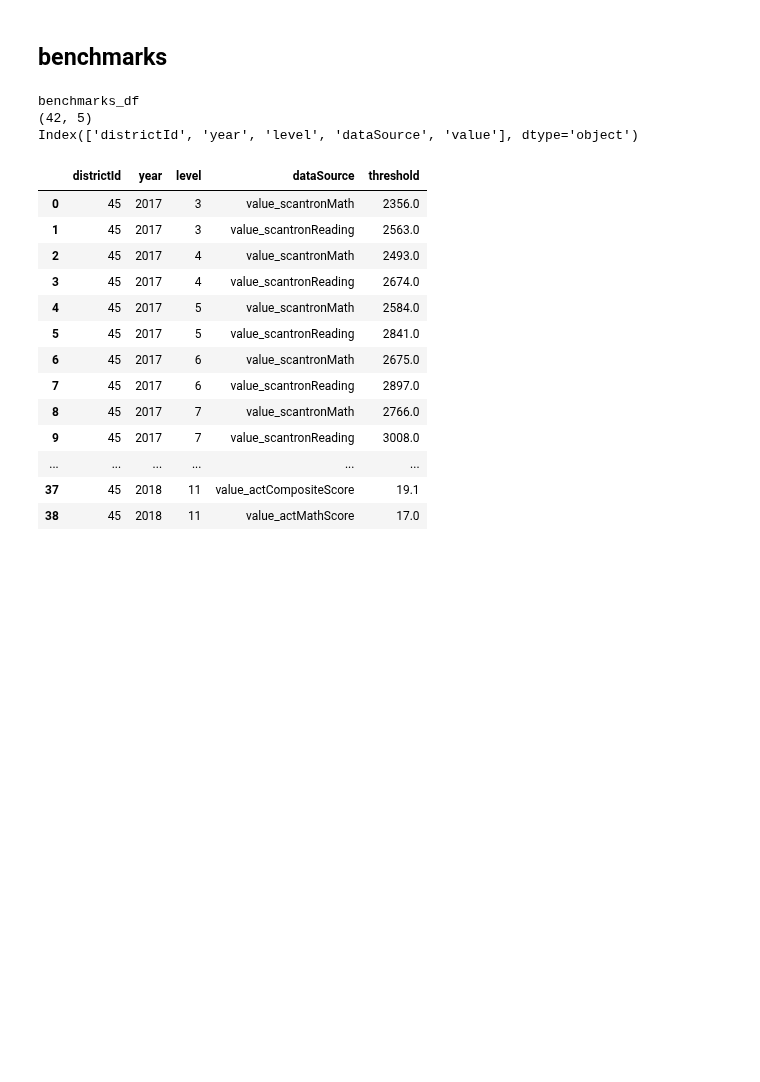
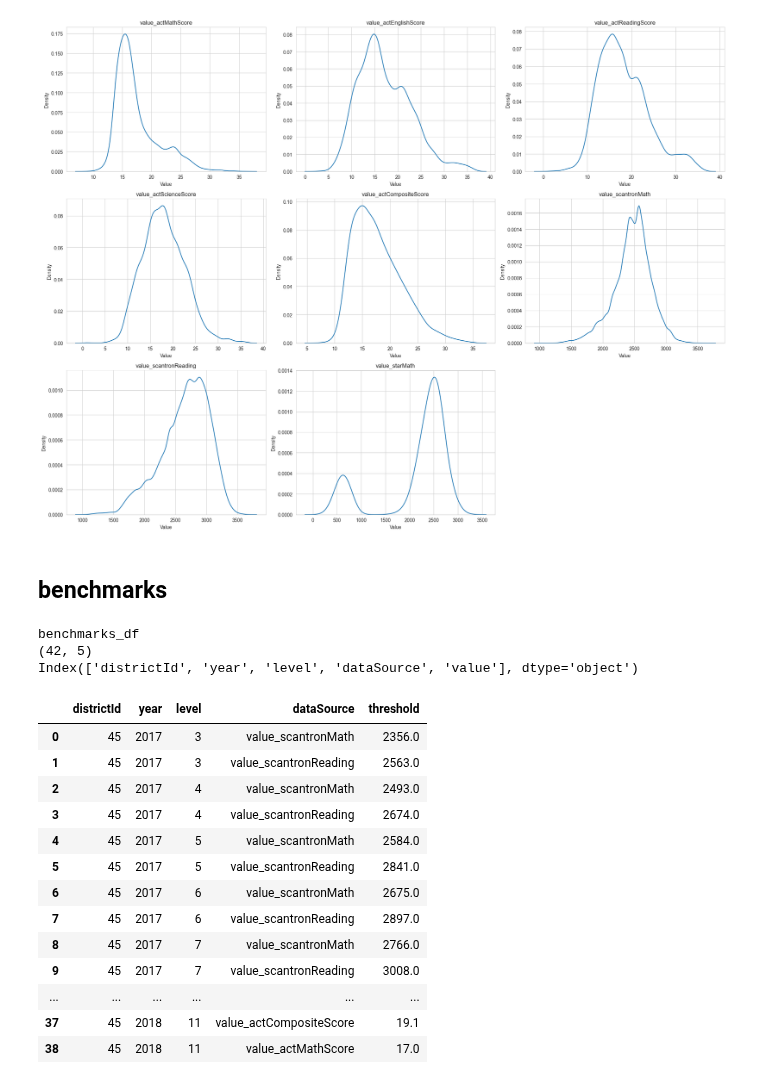
Before and after one commit to level-data-1a/predicting-proficiency, a Jupyter notebook: allison-explore.ipynb, the cells around one changed output. Saved outputs shown, nothing was run; the diff lists cells and outputs as text; code cells hidden in the pictures; blank space fills up the shorter version.

```diff
--- a/allison-explore.ipynb
+++ b/allison-explore.ipynb
@@ -18,0 +21,7 @@ vendorUsage_df = pd.read_csv(os.path.join(path, 'a_vendorUsage_2024-09-11.csv'))
+# %%
+# replace 0 with NaN
+value_cols = [col for col in scores_df.columns if col.startswith('value_')]
+scores_df[value_cols] = scores_df[value_cols].replace(0, np.nan)
+
+# drop columns that only contain NaN
+scores_df = scores_df.dropna(axis=1, how='all')
@@ -18,0 +107,6 @@ vendorUsage_df = pd.read_csv(os.path.join(path, 'a_vendorUsage_2024-09-11.csv'))
+# %%
+# Filter scores_df to only include columns that are in benchmarks_df
+benchmarks_list = list(benchmarks_df['dataSource'].unique())
+value_cols = [col for col in scores_df.columns if col.startswith('value_')]
+value_cols = [col for col in value_cols if col in benchmarks_list]
+scores_df = scores_df[[col for col in scores_df.columns if col in value_cols or not col.startswith('value_')]]
@@ -19,3 +153,30 @@ vendorUsage_df = pd.read_csv(os.path.join(path, 'a_vendorUsage_2024-09-11.csv'))
+# %%
+# Create a figure with subplots for each value column
+n_cols = 3  # Number of columns in the subplot grid
+n_rows = (len(value_cols) + n_cols - 1) // n_cols  # Calculate number of rows needed
+fig, axes = plt.subplots(n_rows, n_cols, figsize=(20, 5*n_rows))
+
+# Flatten the axes array for easier indexing
+axes = axes.flatten()
+
+for i, column in enumerate(value_cols):
+    # Remove rows with NaN values for the current column
+    data = scores_df[column].dropna()
+
+    # Plot KDE
+    sns.kdeplot(data=data, ax=axes[i])
+    axes[i].set_title(column)
+    axes[i].set_xlabel('Value')
+    axes[i].set_ylabel('Density')
+
+# Remove any unused subplots
+for j in range(i+1, len(axes)):
+    fig.delaxes(axes[j])
+
+plt.tight_layout()
+plt.show()
+# %% [output]
+[figure, added]
 # %% [markdown]
 ## benchmarks
 # %%
```
Also changed, not shown: parts of 61 cells of this notebook.
